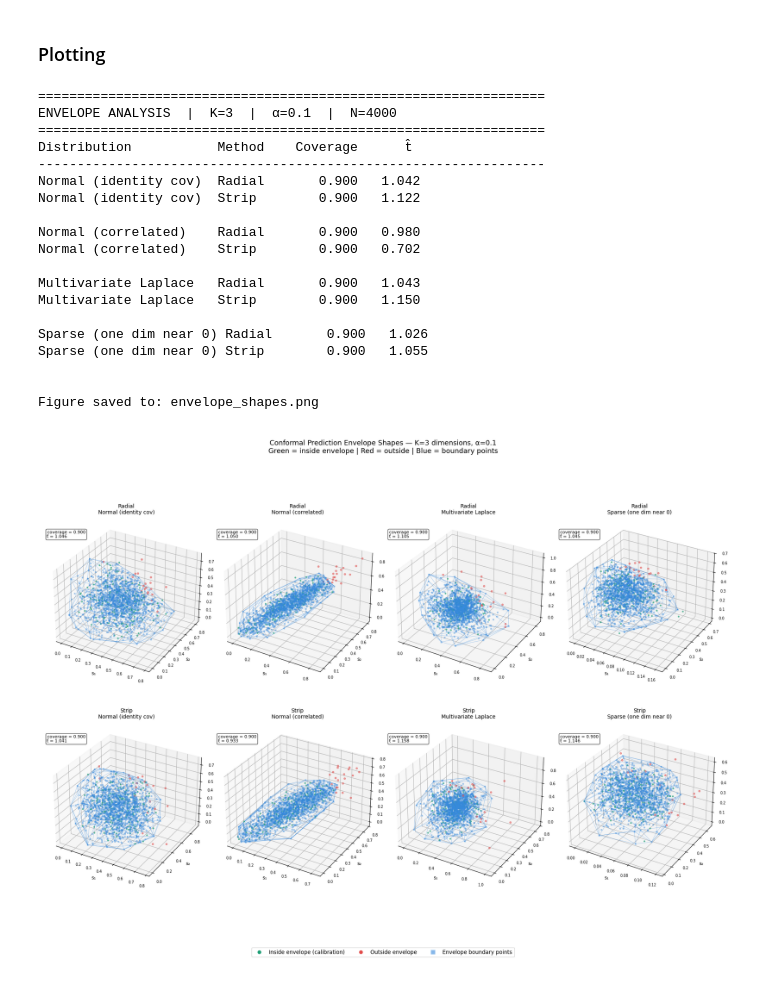
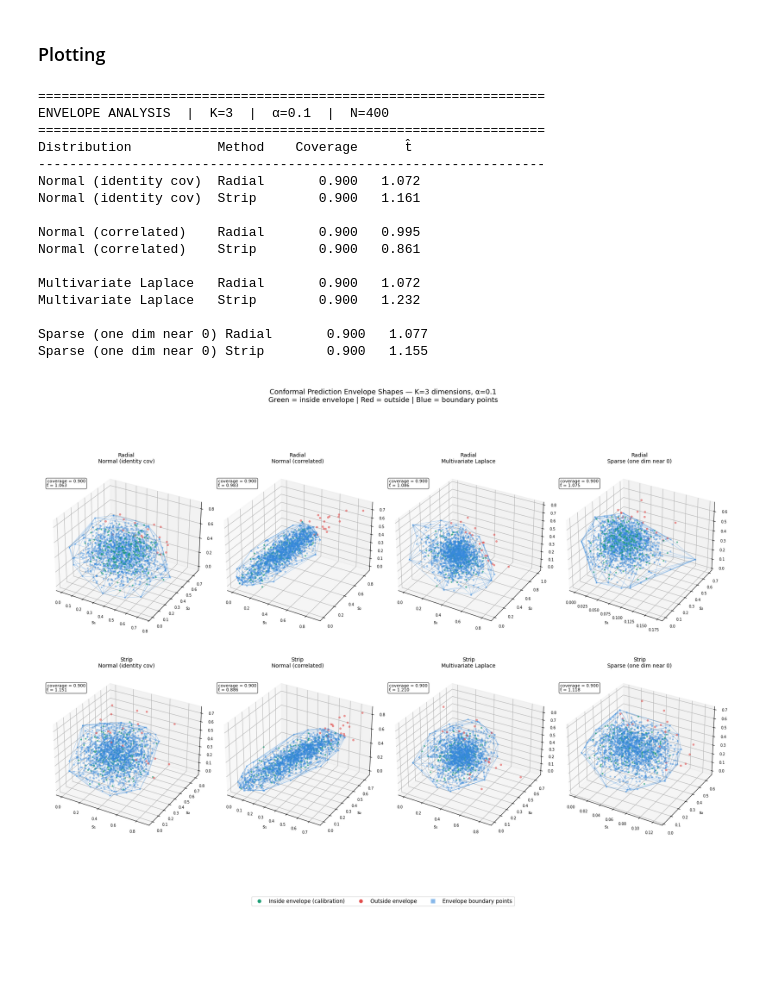
Before and after one commit to Nizalia13/Internship, a Jupyter notebook: Codes/K Dimensions/5_3D.ipynb, the cells around one changed output. Drawn from its saved outputs; the diff is of its cells as text; code cells hidden in the pictures; blank space fills up the shorter version.

Commit message:
Updated the script for 3D visualization

```diff
--- a/Codes/K Dimensions/5_3D.ipynb
+++ b/Codes/K Dimensions/5_3D.ipynb
@@ -441,31 +441,26 @@ def print_analysis(alpha=0.10, N=400):
 
         print()
 # %%
-print_analysis(alpha=0.10, N=4000)
+np.random.seed(13)
+print_analysis(alpha=0.10, N=400)
 
 fig = make_figure(alpha=0.10, N=400, M_radial=150, M_strip=12)
-out = "envelope_shapes.png"
-fig.savefig(out, dpi=150, bbox_inches='tight')
-print(f"\nFigure saved to: {out}")
 plt.show()
 # %% [output]
 =================================================================
-ENVELOPE ANALYSIS  |  K=3  |  α=0.1  |  N=4000
+ENVELOPE ANALYSIS  |  K=3  |  α=0.1  |  N=400
 =================================================================
 Distribution           Method    Coverage      t̂
 -----------------------------------------------------------------
-Normal (identity cov)  Radial       0.900   1.042
-Normal (identity cov)  Strip        0.900   1.122
+Normal (identity cov)  Radial       0.900   1.072
+Normal (identity cov)  Strip        0.900   1.161
 
-Normal (correlated)    Radial       0.900   0.980
-Normal (correlated)    Strip        0.900   0.702
+Normal (correlated)    Radial       0.900   0.995
+Normal (correlated)    Strip        0.900   0.861
 
-Multivariate Laplace   Radial       0.900   1.043
-Multivariate Laplace   Strip        0.900   1.150
+Multivariate Laplace   Radial       0.900   1.072
+Multivariate Laplace   Strip        0.900   1.232
 
-Sparse (one dim near 0) Radial       0.900   1.026
-Sparse (one dim near 0) Strip        0.900   1.055
-
-
-Figure saved to: envelope_shapes.png
+Sparse (one dim near 0) Radial       0.900   1.077
+Sparse (one dim near 0) Strip        0.900   1.155
-[figure, old version]
+[figure, new version]
```
